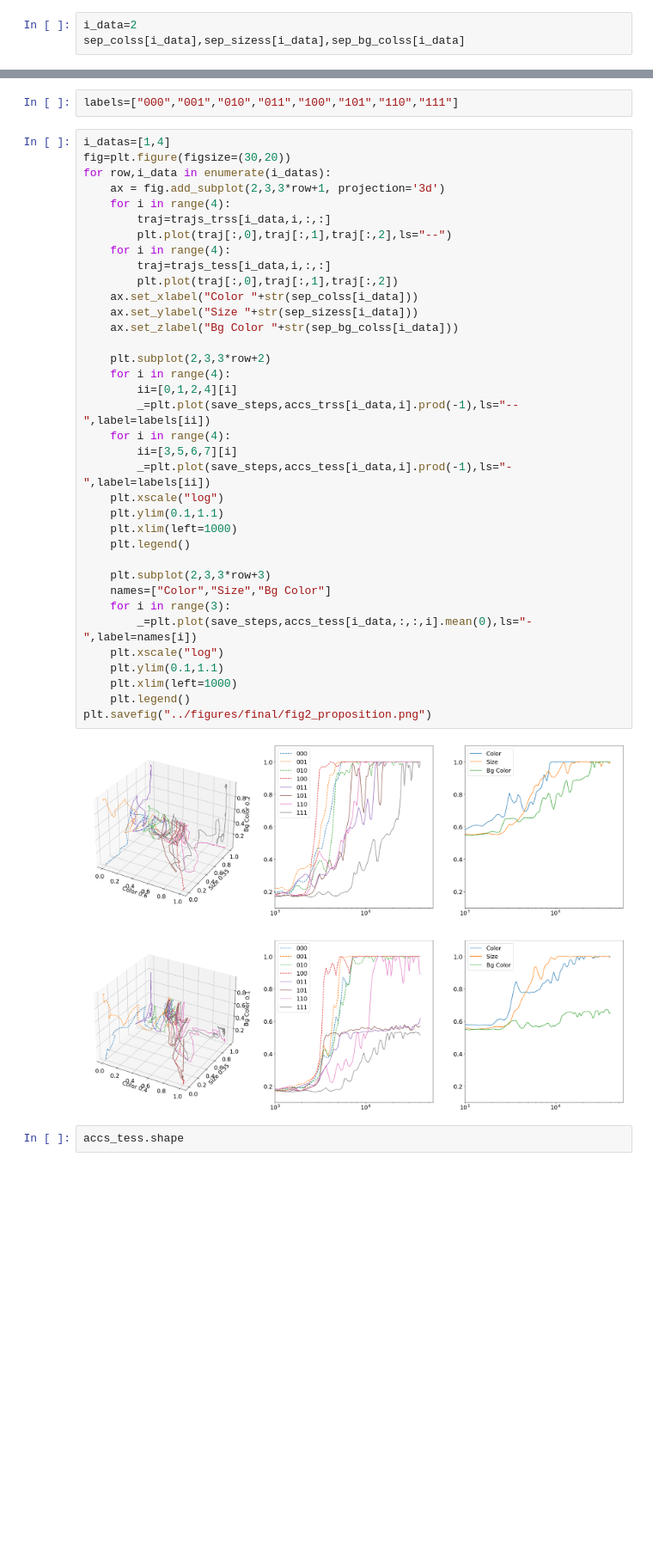
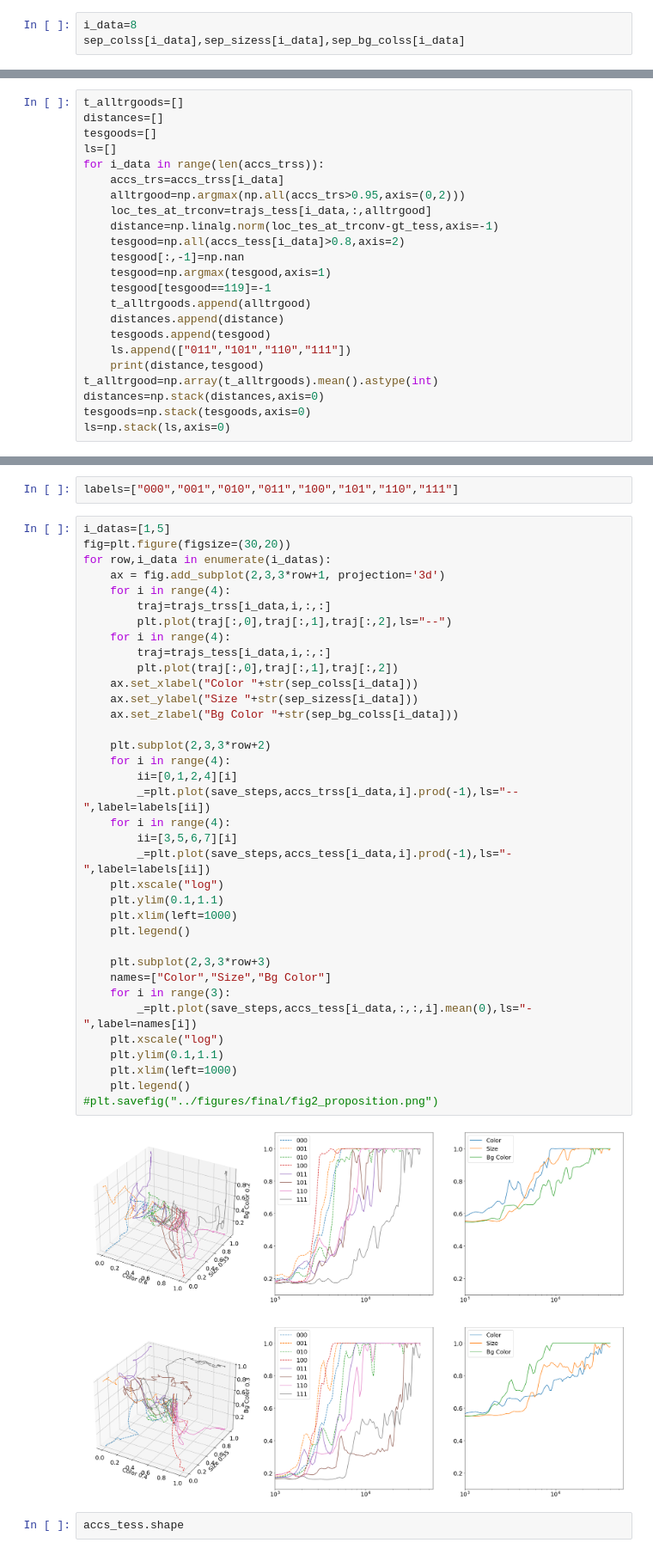
Before and after one commit to cfpark00/concept-learning, a Jupyter notebook: notebooks/MI_image_final_2x2x2.ipynb, the cells around one changed output, grey strips where cells are left out. Shown at 86% size. Saved outputs shown, nothing was run; the diff lists cells and outputs as text; blank space fills up the shorter version.

```diff
--- a/notebooks/MI_image_final_2x2x2.ipynb
+++ b/notebooks/MI_image_final_2x2x2.ipynb
@@ -168,6 +168,6 @@ trajs_trss.shape,accs_trss.shape,trajs_tess.shape,accs_tess.shape
 # %% [output]
 ((9, 4, 120, 3), (9, 4, 120, 3), (9, 4, 120, 3), (9, 4, 120, 3))
 # %%
-i_data=2
+i_data=8
 sep_colss[i_data],sep_sizess[i_data],sep_bg_colss[i_data]
 # %% [output]
@@ -211,0 +216,23 @@ plt.legend(ncols=2)
+# %%
+t_alltrgoods=[]
+distances=[]
+tesgoods=[]
+ls=[]
+for i_data in range(len(accs_trss)):
+    accs_trs=accs_trss[i_data]
+    alltrgood=np.argmax(np.all(accs_trs>0.95,axis=(0,2)))
+    loc_tes_at_trconv=trajs_tess[i_data,:,alltrgood]
+    distance=np.linalg.norm(loc_tes_at_trconv-gt_tess,axis=-1)
+    tesgood=np.all(accs_tess[i_data]>0.8,axis=2)
+    tesgood[:,-1]=np.nan
+    tesgood=np.argmax(tesgood,axis=1)
+    tesgood[tesgood==119]=-1
+    t_alltrgoods.append(alltrgood)
+    distances.append(distance)
+    tesgoods.append(tesgood)
+    ls.append(["011","101","110","111"])
+    print(distance,tesgood)
+t_alltrgood=np.array(t_alltrgoods).mean().astype(int)
+distances=np.stack(distances,axis=0)
+tesgoods=np.stack(tesgoods,axis=0)
+ls=np.stack(ls,axis=0)
@@ -212,7 +305,7 @@ plt.legend(ncols=2)
 # %%
 labels=["000","001","010","011","100","101","110","111"]
 # %%
-i_datas=[1,4]
+i_datas=[1,5]
 fig=plt.figure(figsize=(30,20))
 for row,i_data in enumerate(i_datas):
     ax = fig.add_subplot(2,3,3*row+1, projection='3d')
@@ -220,35 +313,35 @@ for row,i_data in enumerate(i_datas):
         traj=trajs_trss[i_data,i,:,:]
         plt.plot(traj[:,0],traj[:,1],traj[:,2],ls="--")
     for i in range(4):
         traj=trajs_tess[i_data,i,:,:]
         plt.plot(traj[:,0],traj[:,1],traj[:,2])
     ax.set_xlabel("Color "+str(sep_colss[i_data]))
     ax.set_ylabel("Size "+str(sep_sizess[i_data]))
     ax.set_zlabel("Bg Color "+str(sep_bg_colss[i_data]))
 
     plt.subplot(2,3,3*row+2)
     for i in range(4):
         ii=[0,1,2,4][i]
         _=plt.plot(save_steps,accs_trss[i_data,i].prod(-1),ls="--",label=labels[ii])
     for i in range(4):
         ii=[3,5,6,7][i]
         _=plt.plot(save_steps,accs_tess[i_data,i].prod(-1),ls="-",label=labels[ii])
     plt.xscale("log")
     plt.ylim(0.1,1.1)
     plt.xlim(left=1000)
     plt.legend()
 
     plt.subplot(2,3,3*row+3)
     names=["Color","Size","Bg Color"]
     for i in range(3):
         _=plt.plot(save_steps,accs_tess[i_data,:,:,i].mean(0),ls="-",label=names[i])
     plt.xscale("log")
     plt.ylim(0.1,1.1)
     plt.xlim(left=1000)
     plt.legend()
-plt.savefig("../figures/final/fig2_proposition.png")
+#plt.savefig("../figures/final/fig2_proposition.png")
 # %% [output]
-[figure, old version]
+[figure, new version]
 # %%
 accs_tess.shape
 # %% [output]
```
Also changed, not shown: parts of 15 cells of this notebook, 10 other files.
